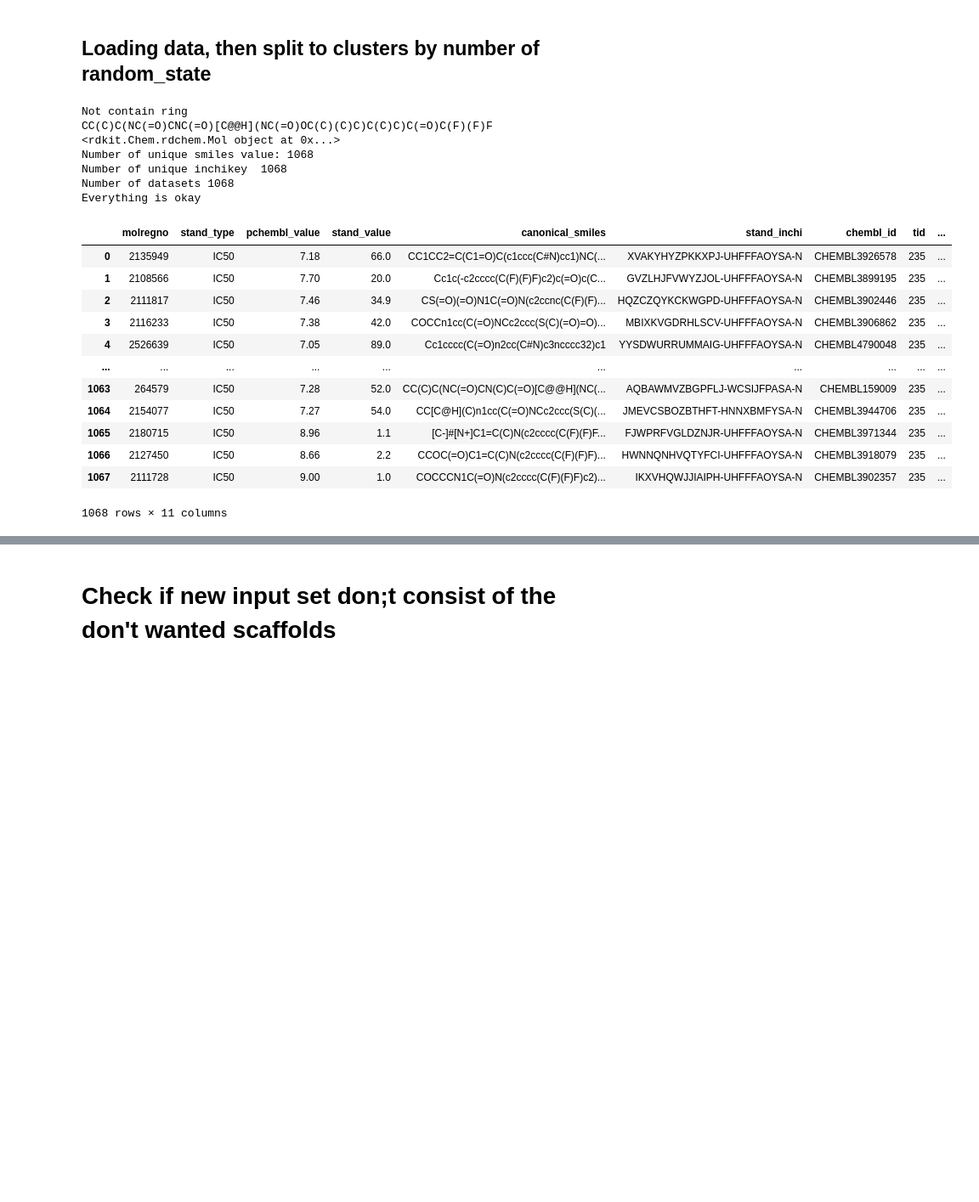
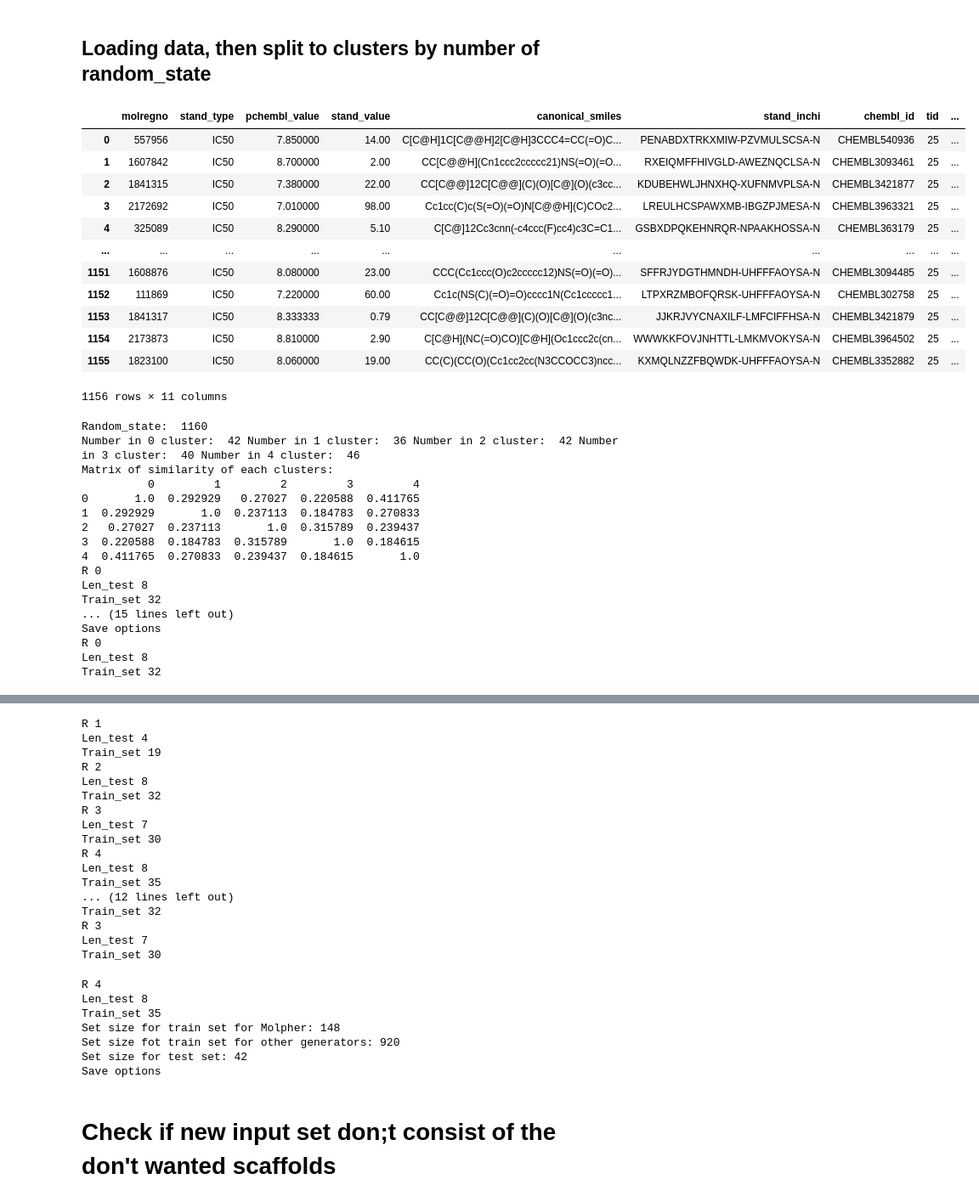
Before and after one commit to filvaleriia/scaffold-based-metrics, a Jupyter notebook: generate_data_active.ipynb, the cells around one changed output, grey strips where cells are left out. Shown: that part at 85% size. Saved outputs shown, nothing was run; the diff lists cells and outputs as text; code cells hidden in the pictures; blank space fills up the shorter version.

```diff
--- a/generate_data_active.ipynb
+++ b/generate_data_active.ipynb
@@ -23,7 +23,7 @@ imp.reload(preprocesing)
 def loading(type_receptor, name, receptor_name, type_cluster, save_options = True):
     mt = preprocesing.Preprocesing(receptor_name,save_options)
     df = mt.load(type_receptor, name)
-    display(df)
+
     #for glucocorticoid receptor random_state = 1160
     #for leukocyte elastase random_state = 366
     if receptor_name == 'Glucocorticoid_receptor':
@@ -43,27 +43,37 @@ def loading(type_receptor, name, receptor_name, type_cluster, save_options = Tru
 # %%
 # function need type_of_receptor, name_of_data -> this two options after download data from chemble
 # then we need the name_of_receptor and type_of_analyse and save_options
 
-#active_compoubnds, df_clusters = loading('nuclear_receptor','25_pic50.csv', 'Glucocorticoid_receptor', 'sim', True)
-active_compoubnds, df_clusters = loading('protease','235_pic50.csv', 'Leukocyte_elastase', 'dis', True)
+active_compoubnds, df_clusters = loading('nuclear_receptor','25_pic50.csv', 'Glucocorticoid_receptor', 'sim', True)
+#active_compoubnds, df_clusters = loading('protease','235_pic50.csv', 'Leukocyte_elastase', 'dis', False)
 # %% [output]
+|  | molregno | stand_type | pchembl_value | stand_value | canonical_smiles | stand_inchi | chembl_id | tid | ... |
+| 0 | 557956 | IC50 | 7.850000 | 14.00 | C[C@H]1C[C@@H]2[C@H]3CCC4=CC(=O)C... | PENABDXTRKXMIW-PZVMULSCSA-N | CHEMBL540936 | 25 | ... |
+| 1 | 1607842 | IC50 | 8.700000 | 2.00 | CC[C@@H](Cn1ccc2ccccc21)NS(=O)(=O... | RXEIQMFFHIVGLD-AWEZNQCLSA-N | CHEMBL3093461 | 25 | ... |
+| 2 | 1841315 | IC50 | 7.380000 | 22.00 | CC[C@@]12C[C@@](C)(O)[C@](O)(c3cc... | KDUBEHWLJHNXHQ-XUFNMVPLSA-N | CHEMBL3421877 | 25 | ... |
+| 3 | 2172692 | IC50 | 7.010000 | 98.00 | Cc1cc(C)c(S(=O)(=O)N[C@@H](C)COc2... | LREULHCSPAWXMB-IBGZPJMESA-N | CHEMBL3963321 | 25 | ... |
+| 4 | 325089 | IC50 | 8.290000 | 5.10 | C[C@]12Cc3cnn(-c4ccc(F)cc4)c3C=C1... | GSBXDPQKEHNRQR-NPAAKHOSSA-N | CHEMBL363179 | 25 | ... |
+| ... | ... | ... | ... | ... | ... | ... | ... | ... | ... |
+| 1151 | 1608876 | IC50 | 8.080000 | 23.00 | CCC(Cc1ccc(O)c2ccccc12)NS(=O)(=O)... | SFFRJYDGTHMNDH-UHFFFAOYSA-N | CHEMBL3094485 | 25 | ... |
+| 1152 | 111869 | IC50 | 7.220000 | 60.00 | Cc1c(NS(C)(=O)=O)cccc1N(Cc1ccccc1... | LTPXRZMBOFQRSK-UHFFFAOYSA-N | CHEMBL302758 | 25 | ... |
+| 1153 | 1841317 | IC50 | 8.333333 | 0.79 | CC[C@@]12C[C@@](C)(O)[C@](O)(c3nc... | JJKRJVYCNAXILF-LMFCIFFHSA-N | CHEMBL3421879 | 25 | ... |
+| 1154 | 2173873 | IC50 | 8.810000 | 2.90 | C[C@H](NC(=O)CO)[C@H](Oc1ccc2c(cn... | WWWKKFOVJNHTTL-LMKMVOKYSA-N | CHEMBL3964502 | 25 | ... |
+| 1155 | 1823100 | IC50 | 8.060000 | 19.00 | CC(C)(CC(O)(Cc1cc2cc(N3CCOCC3)ncc... | KXMQLNZZFBQWDK-UHFFFAOYSA-N | CHEMBL3352882 | 25 | ... |
-Not contain ring
-CC(C)C(NC(=O)CNC(=O)[C@@H](NC(=O)OC(C)(C)C)C(C)C)C(=O)C(F)(F)F
-<rdkit.Chem.rdchem.Mol object at 0x...>
-Number of unique smiles value: 1068
-Number of unique inchikey  1068
-Number of datasets 1068
-Everything is okay
+1156 rows × 11 columns
-|  | molregno | stand_type | pchembl_value | stand_value | canonical_smiles | stand_inchi | chembl_id | tid | ... |
-| 0 | 2135949 | IC50 | 7.18 | 66.0 | CC1CC2=C(C1=O)C(c1ccc(C#N)cc1)NC(... | XVAKYHYZPKKXPJ-UHFFFAOYSA-N | CHEMBL3926578 | 235 | ... |
-| 1 | 2108566 | IC50 | 7.70 | 20.0 | Cc1c(-c2cccc(C(F)(F)F)c2)c(=O)c(C... | GVZLHJFVWYZJOL-UHFFFAOYSA-N | CHEMBL3899195 | 235 | ... |
-| 2 | 2111817 | IC50 | 7.46 | 34.9 | CS(=O)(=O)N1C(=O)N(c2ccnc(C(F)(F)... | HQZCZQYKCKWGPD-UHFFFAOYSA-N | CHEMBL3902446 | 235 | ... |
-| 3 | 2116233 | IC50 | 7.38 | 42.0 | COCCn1cc(C(=O)NCc2ccc(S(C)(=O)=O)... | MBIXKVGDRHLSCV-UHFFFAOYSA-N | CHEMBL3906862 | 235 | ... |
-| 4 | 2526639 | IC50 | 7.05 | 89.0 | Cc1cccc(C(=O)n2cc(C#N)c3ncccc32)c1 | YYSDWURRUMMAIG-UHFFFAOYSA-N | CHEMBL4790048 | 235 | ... |
-| ... | ... | ... | ... | ... | ... | ... | ... | ... | ... |
-| 1063 | 264579 | IC50 | 7.28 | 52.0 | CC(C)C(NC(=O)CN(C)C(=O)[C@@H](NC(... | AQBAWMVZBGPFLJ-WCSIJFPASA-N | CHEMBL159009 | 235 | ... |
-| 1064 | 2154077 | IC50 | 7.27 | 54.0 | CC[C@H](C)n1cc(C(=O)NCc2ccc(S(C)(... | JMEVCSBOZBTHFT-HNNXBMFYSA-N | CHEMBL3944706 | 235 | ... |
-| 1065 | 2180715 | IC50 | 8.96 | 1.1 | [C-]#[N+]C1=C(C)N(c2cccc(C(F)(F)F... | FJWPRFVGLDZNJR-UHFFFAOYSA-N | CHEMBL3971344 | 235 | ... |
-| 1066 | 2127450 | IC50 | 8.66 | 2.2 | CCOC(=O)C1=C(C)N(c2cccc(C(F)(F)F)... | HWNNQNHVQTYFCI-UHFFFAOYSA-N | CHEMBL3918079 | 235 | ... |
-| 1067 | 2111728 | IC50 | 9.00 | 1.0 | COCCCN1C(=O)N(c2cccc(C(F)(F)F)c2)... | IKXVHQWJJIAIPH-UHFFFAOYSA-N | CHEMBL3902357 | 235 | ... |
-1068 rows × 11 columns
+Random_state:  1160
+Number in 0 cluster:  42 Number in 1 cluster:  36 Number in 2 cluster:  42 Number in 3 cluster:  40 Number in 4 cluster:  46
+Matrix of similarity of each clusters:
+          0         1         2         3         4
+0       1.0  0.292929   0.27027  0.220588  0.411765
+1  0.292929       1.0  0.237113  0.184783  0.270833
+2   0.27027  0.237113       1.0  0.315789  0.239437
+3  0.220588  0.184783  0.315789       1.0  0.184615
+4  0.411765  0.270833  0.239437  0.184615       1.0
+R 0
+Len_test 8
+Train_set 32
+... (15 lines left out)
+Save options
+R 0
+Len_test 8
+Train_set 32
@@ -98,3 +118,27 @@ Save options
+R 1
+Len_test 4
+Train_set 19
+R 2
+Len_test 8
+Train_set 32
+R 3
+Len_test 7
+Train_set 30
+R 4
+Len_test 8
+Train_set 35
+... (12 lines left out)
+Train_set 32
+R 3
+Len_test 7
+Train_set 30
+R 4
+Len_test 8
+Train_set 35
+Set size for train set for Molpher: 148
+Set size fot train set for other generators: 920
+Set size for test set: 42
+Save options
 # %% [markdown]
 # Check if new input set don;t consist of the don't wanted scaffolds
 # %%
```
Also changed, not shown: parts of 3 cells of this notebook, 3 other files.
